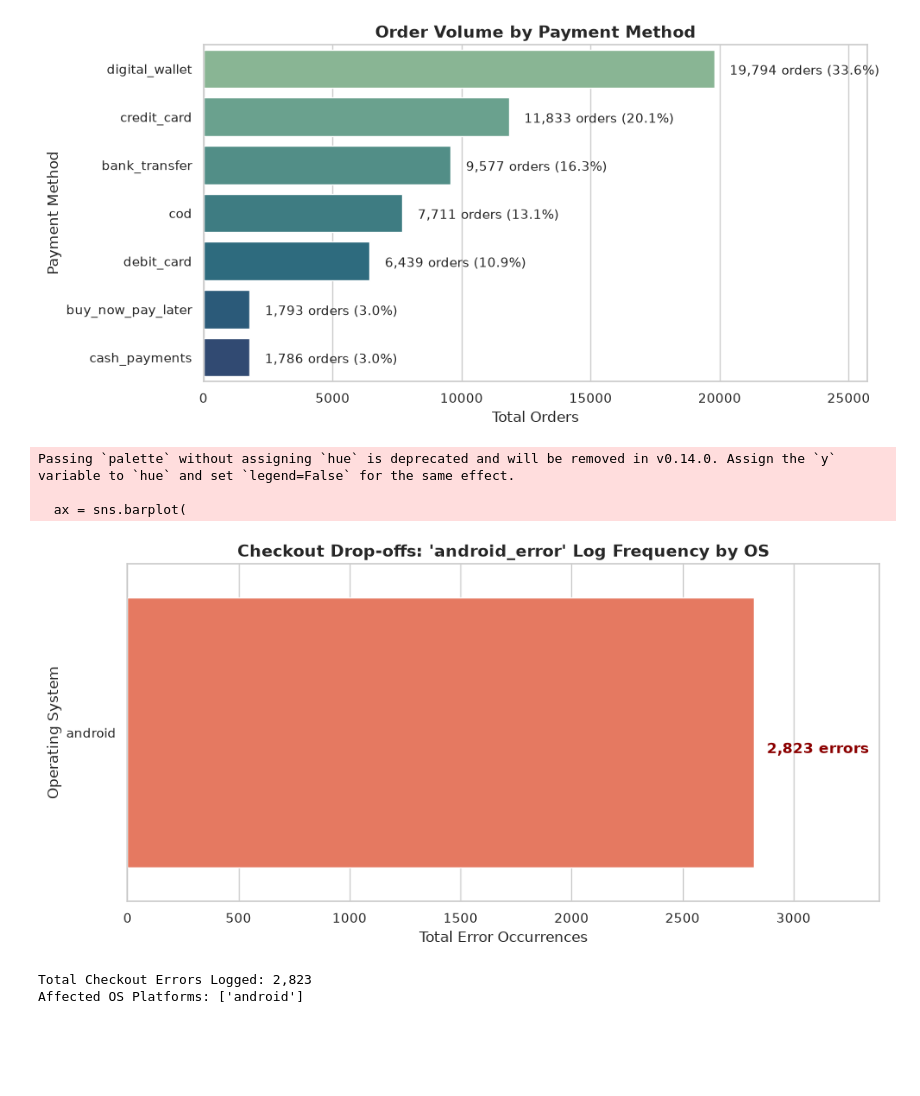
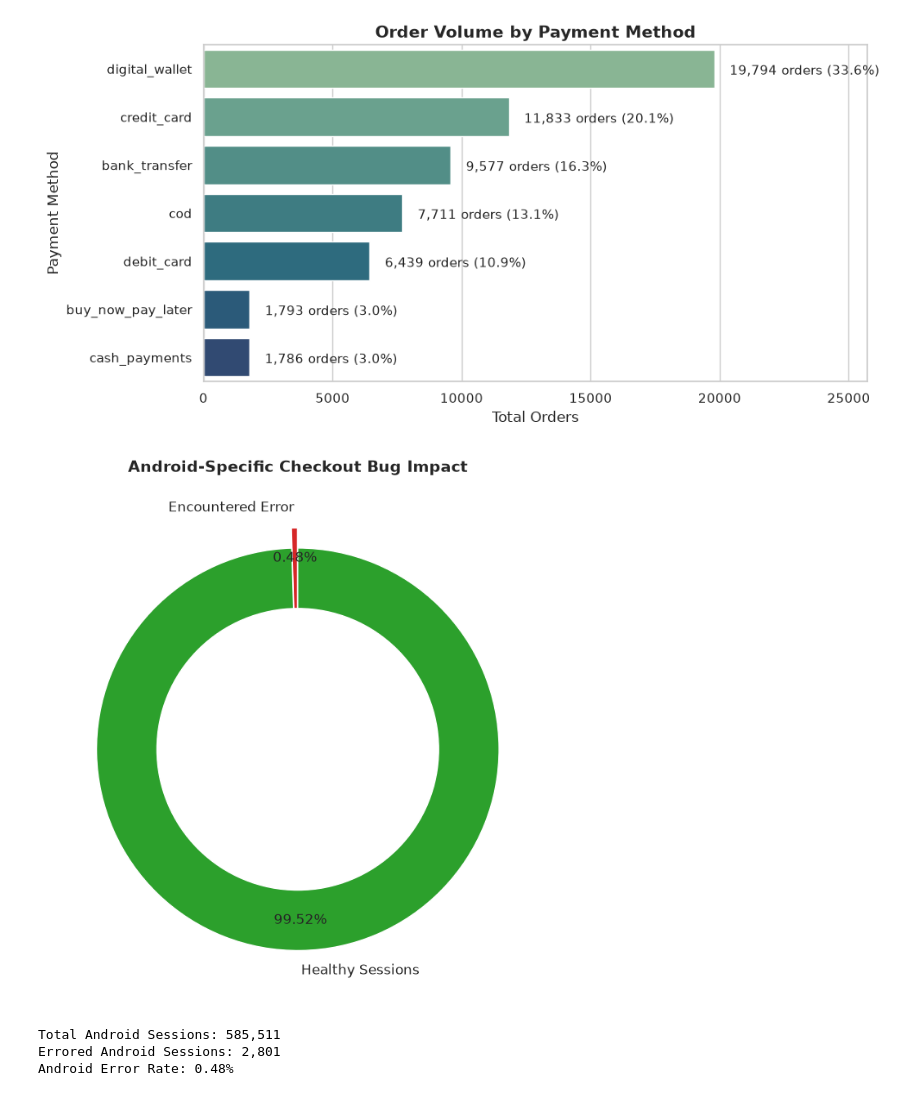
Before and after one commit to ruicchi/ph-ecommerce-data-simulator, a Jupyter notebook: exploratory_data_analysis.ipynb, the cells around one changed output. Saved outputs shown, nothing was run; the diff lists cells and outputs as text; code cells hidden in the pictures; blank space fills up the shorter version.

```diff
--- a/exploratory_data_analysis.ipynb
+++ b/exploratory_data_analysis.ipynb
@@ -299,55 +299,55 @@ plt.show()
 # %% [output]
 [figure]
 # %%
-# 1. Relational Merge: The analyst must join events with sessions to get the OS metadata
 df_events_os = df_events.merge(
     df_sessions[['session_id', 'device_operating_system']],
     on='session_id',
     how='left'
 )
 
-# 2. Filter only for rows where an error was actually logged
-df_errors = df_events_os[df_events_os['android_error'].notna()]
+df_android = df_events_os[df_events_os['device_operating_system'] == 'android']
 
-# 3. Count the occurrences of the error by Operating System
-error_counts = df_errors['device_operating_system'].value_counts().reset_index()
-error_counts.columns = ['device_operating_system', 'error_count']
+total_android_sessions = df_android['session_id'].nunique()
+error_android_sessions = df_android[df_android['android_error'].notna()]['session_id'].nunique()
+healthy_android_sessions = total_android_sessions - error_android_sessions
 
-# 4. Plotting the Bar Chart
-plt.figure(figsize=(10, 5))
-ax = sns.barplot(
-    data=error_counts,
-    x='error_count',
-    y='device_operating_system',
-    palette="Reds_r" # Red highlights that this is a technical failure/drop-off
+error_rate = (error_android_sessions / total_android_sessions) * 100
+
+plt.figure(figsize=(7, 7))
+
+labels = ['Encountered Error', 'Healthy Sessions']
+sizes = [error_android_sessions, healthy_android_sessions]
+colors = ['#d62728', '#2ca02c'] # Red, Green
+
+plt.pie(
+    sizes,
+    labels=labels,
+    colors=colors,
+    autopct='%1.2f%%',
+    startangle=90,
+    pctdistance=0.85,
+    explode=(0.1, 0),
+    textprops={'fontsize': 12}
 )
 
-# 5. Styling and Labels
-plt.title("Checkout Drop-offs: 'android_error' Log Frequency by OS", fontsize=14, fontweight='bold')
-plt.xlabel("Total Error Occurrences", fontsize=12)
-plt.ylabel("Operating System", fontsize=12)
+centre_circle = plt.Circle((0, 0), 0.70, fc='white')
+fig = plt.gcf()
+fig.gca().add_artist(centre_circle)
 
-# Ensure X-axis scales cleanly even if only one OS has errors
-plt.xlim(0, error_counts['error_count'].max() * 1.2)
-
-# 6. Add exact counts to the bars
-for p in ax.patches:
-    width = p.get_width()
-    if width > 0:
-        plt.text(width + (width * 0.02), p.get_y() + p.get_height()/2. + 0.05,
-                 f'{int(width):,} errors', ha="left", va="center",
-                 fontsize=12, color='darkred', fontweight='bold')
+plt.title(
+    f"Android-Specific Checkout Bug Impact\n",
+    fontsize=14,
+    fontweight='bold'
+)
 
 plt.tight_layout()
 plt.show()
 
-# 7. Analyst Sanity Check
-print(f"Total Checkout Errors Logged: {len(df_errors):,}")
-print(f"Affected OS Platforms: {df_errors['device_operating_system'].unique().tolist()}")
+print(f"Total Android Sessions: {total_android_sessions:,}")
+print(f"Errored Android Sessions: {error_android_sessions:,}")
+print(f"Android Error Rate: {error_rate:.2f}%")
 # %% [output]
+[figure, new version]
-Passing `palette` without assigning `hue` is deprecated and will be removed in v0.14.0. Assign the `y` variable to `hue` and set `legend=False` for the same effect.
-
-  ax = sns.barplot(
+Total Android Sessions: 585,511
+Errored Android Sessions: 2,801
+Android Error Rate: 0.48%
-[figure, old version]
-Total Checkout Errors Logged: 2,823
-Affected OS Platforms: ['android']
```
Also changed, not shown: parts of 5 cells of this notebook.
